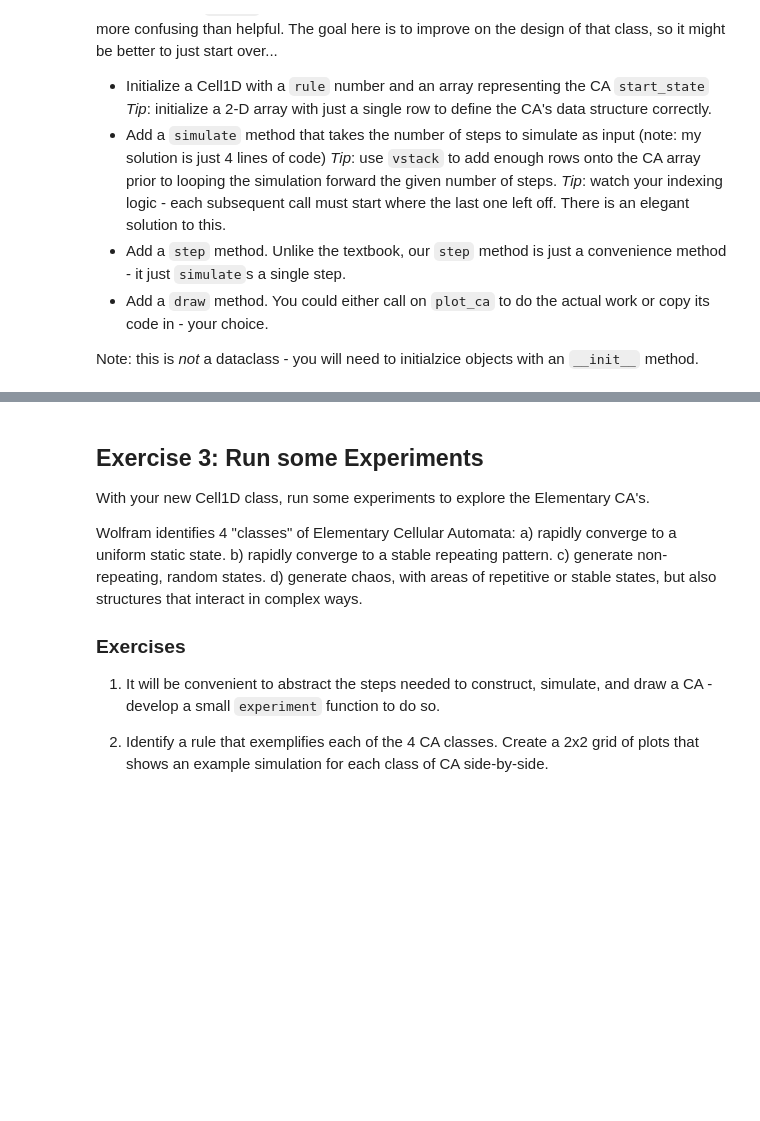
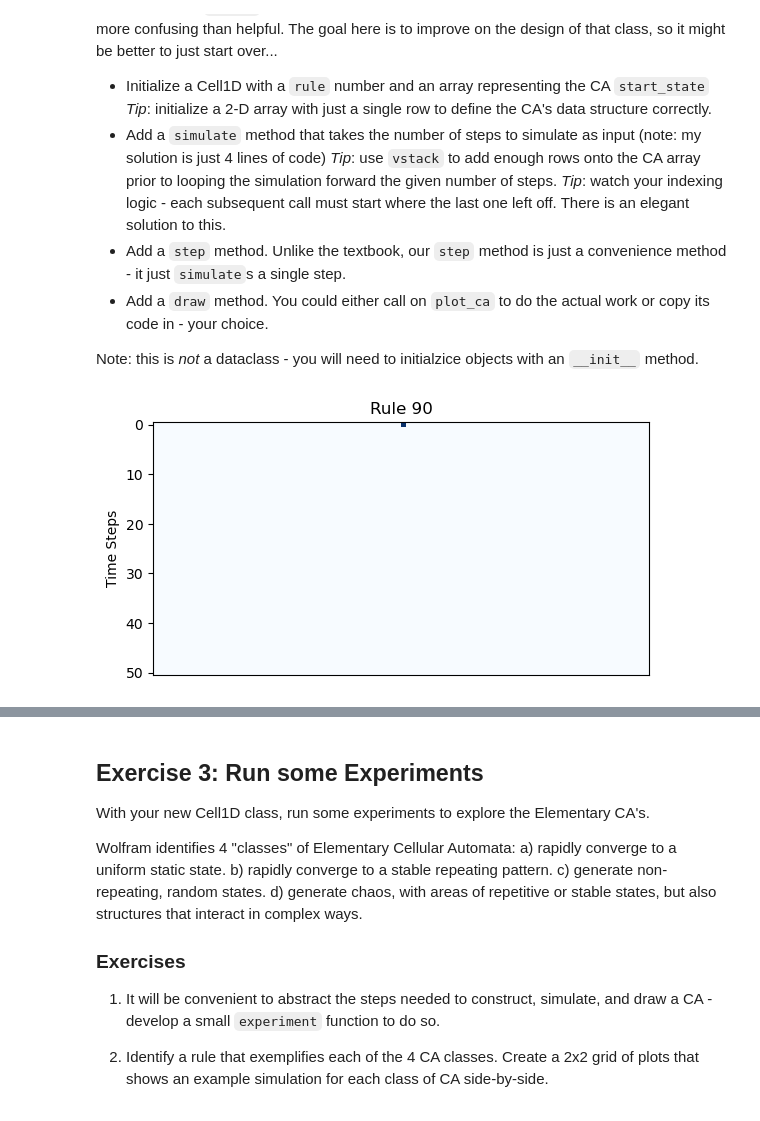
Before and after one commit to CounterCookie/cap-comp215, a Jupyter notebook: labs/lab05.ipynb, the cells around one changed output, grey strips where cells are left out. Cells and saved outputs as stored; diff of their text form; code cells hidden in the pictures; blank space fills up the shorter version.

```diff
--- a/labs/lab05.ipynb
+++ b/labs/lab05.ipynb
@@ -138,23 +137,40 @@ The goal here is to improve on the design of that class, so it might be better t
 * Add a `draw` method.  You could either call on `plot_ca` to do the actual work or copy its code in - your choice.
 
 Note: this is *not* a dataclass - you will need to initialzice objects with an `__init__` method.
-# %%
-# Solution for Ex. 2 here...
-class Cell1D:
-    def __init__(self, start_state, rule):
-        pass
-
-    def simulate(self, n_steps):
-        start_state = single_centre_array(n_cells)
-        ca_timesteps = np.vstack([start_state, np.zeros((n_steps, len(start_state)), dtype=np.uint8)])
-        for t in range(1, n_steps):
-            ca_timesteps[t] = transition(ca_timesteps[t-1], rule)
-        return ca_timesteps
-
-    @classmethod
-    def draw(self):
-        plt.xticks([])
-        plt.ylabel('Time Steps')
-        plt.imshow(ca_timesteps, cmap='Blues', interpolation='none')
-cell = Cell1D(from_string_array('1010202'), [1, 0, 1])
-cell.simulate()
+# %%
+# Solution for Ex. 2 here...
+class Cell1D:
+    def __init__(self, start_state, rule):
+        self.ca = single_centre_array(start_state)
+        #self.ca = random_array(0.5, start_state)
+        self.size = start_state
+        self.ruleNumber = get_lookup_table(rule)
+        self.rule = rule
+        self.stepCount = 1
+
+#CELL STEPS RULES
+    def simulate(self, steps):
+        self.rows = steps
+        self.ca = np.vstack( ( self.ca, np.zeros((steps, self.size), dtype=np.uint8) ) )
+
+    def step(self, auto=0):
+        # self.stepCount -1 runs the operation on the previous one,
+        # returns it and then we can assign it to the one we want which is at stepCount
+        if auto != 0:
+            for i in range(self.rows - self.stepCount + 1):
+                self.ca[self.stepCount] = transition(self.ca[self.stepCount-1], self.ruleNumber)
+                self.stepCount += 1
+        elif self.stepCount <= self.rows : # Don't overstep
+                self.ca[self.stepCount] = transition(self.ca[self.stepCount-1], self.ruleNumber)
+                self.stepCount += 1
+
+
+    def draw(self, title):
+        plot_ca(self.ca, title=title)
+
+rr = Cell1D(100, 62)
+rr.simulate(50)
+
+rr.draw('Rule 90')
+# %% [output]
+[figure, added]
```
Also changed, not shown: parts of 10 cells of this notebook.
